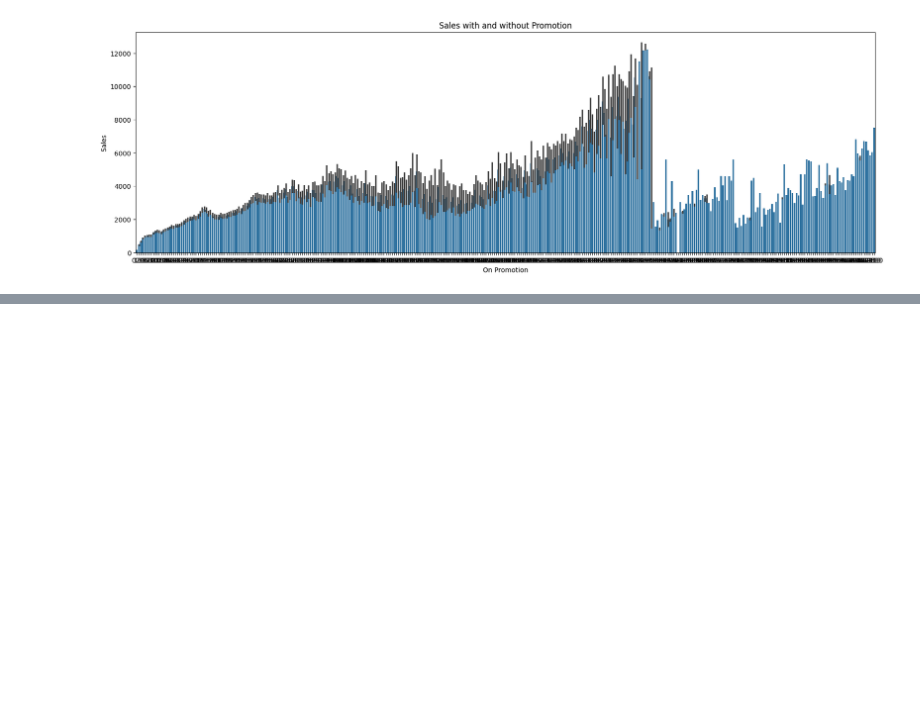
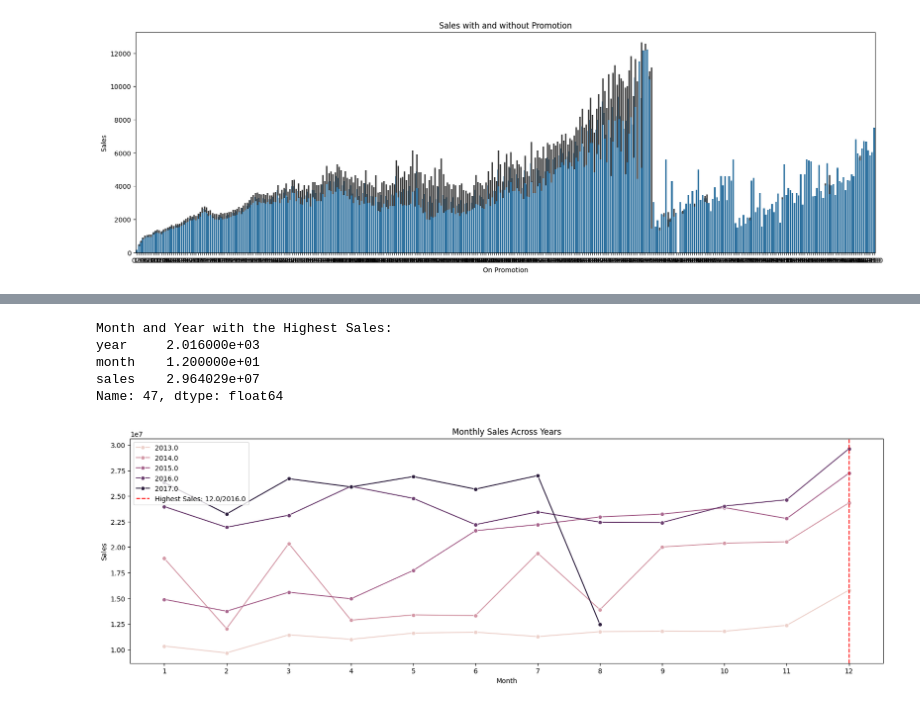
Before and after one commit to wamathaiwandeto/Time-Series-Regression-Analysis, a Jupyter notebook: notebooks/notebook.ipynb, the cells around one changed output, grey strips where cells are left out. Drawn from its saved outputs; the diff is of its cells as text; code cells hidden in the pictures; blank space fills up the shorter version.

```diff
--- a/notebooks/notebook.ipynb
+++ b/notebooks/notebook.ipynb
@@ -449,0 +465,32 @@ plt.show()
+# %%
+# Extract month and year from the 'date' column
+df_train['month'] = df_train['date'].dt.month
+df_train['year'] = df_train['date'].dt.year
+
+# Group by month and year, summing the sales
+monthly_sales = df_train.groupby(['year', 'month'])['sales'].sum().reset_index()
+
+# Find the month and year with the highest sales
+max_sales_month = monthly_sales.loc[monthly_sales['sales'].idxmax()]
+print("Month and Year with the Highest Sales:")
+print(max_sales_month)
+# %% [output]
+Month and Year with the Highest Sales:
+year     2.016000e+03
+month    1.200000e+01
+sales    2.964029e+07
+Name: 47, dtype: float64
+# %%
+# Plotting
+plt.figure(figsize=(20, 6))
+sns.lineplot(data=monthly_sales, x='month', y='sales', hue='year', marker='o')
+plt.title('Monthly Sales Across Years')
+plt.xlabel('Month')
+plt.ylabel('Sales')
+plt.xticks(range(1, 13))
+plt.legend(title='Year')
+plt.axvline(x=max_sales_month['month'], color='r', linestyle='--', label=f'Highest Sales: {max_sales_month["month"]}/{max_sales_month["year"]}')
+plt.legend()
+plt.show()
+# %% [output]
+[figure, added]
```
Also changed, not shown: parts of 3 cells of this notebook.
